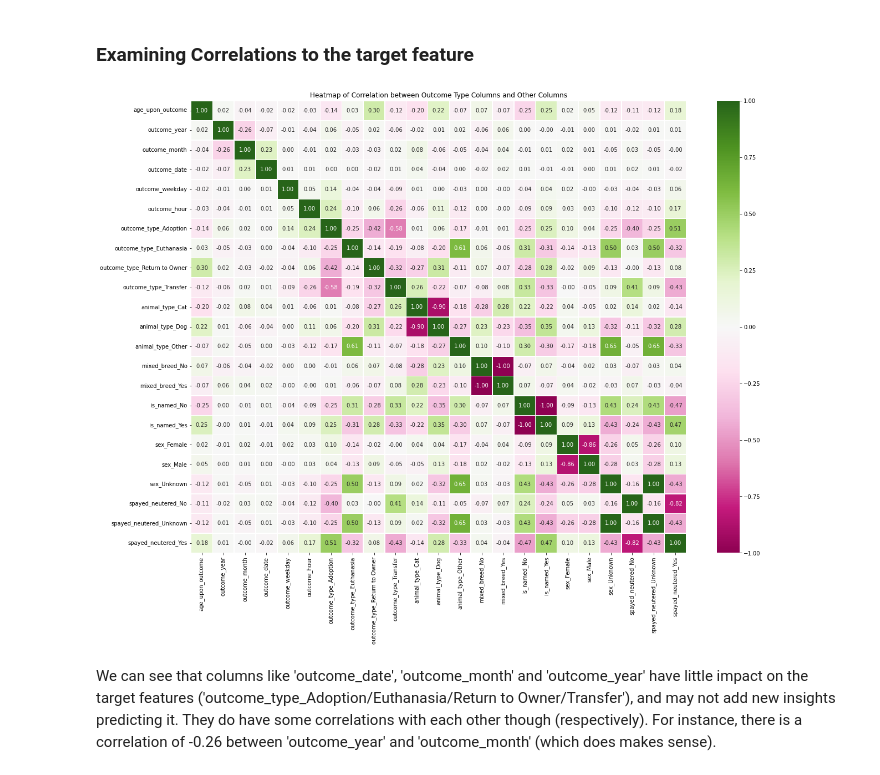
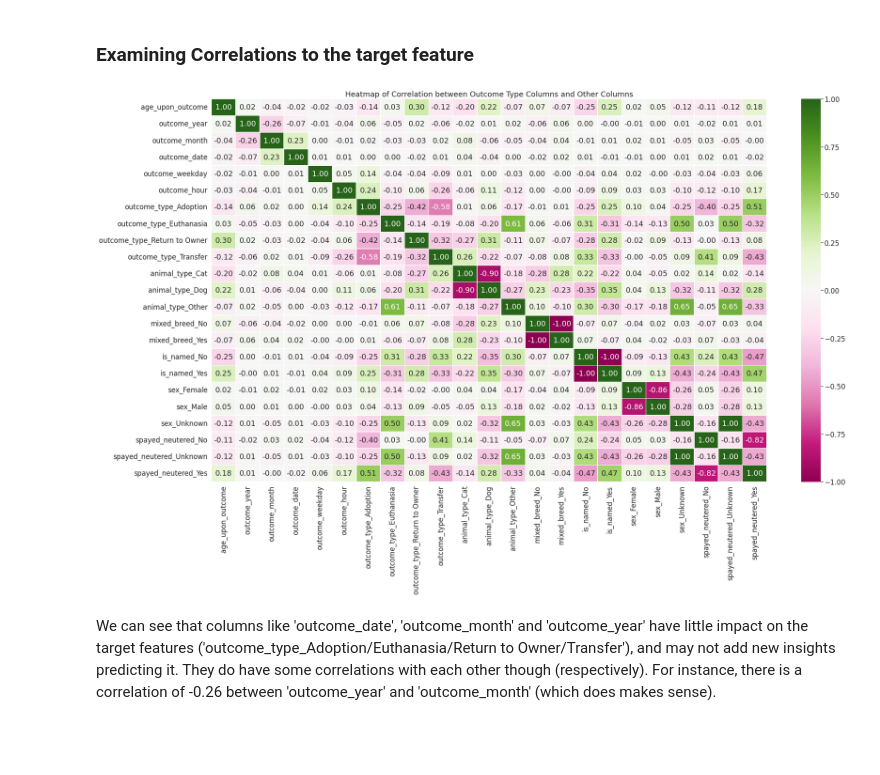
Before and after one commit to Darmendel/TDS-project, a Jupyter notebook: Final Pipeline.ipynb, the cells around one changed output. Cells and saved outputs as stored; diff of their text form; code cells hidden in the pictures; blank space fills up the shorter version.

```diff
--- a/Final Pipeline.ipynb
+++ b/Final Pipeline.ipynb
@@ -762,5 +867,5 @@ top_k_cat_breeds.head(10)
 # %% [markdown]
 Most cats are domestic shorthairs, domestic mediumhairs, domestic longhairs or siameses. Other types of cat breeds are less than 1%, and so I've decided to keep all instances that have more than 1% samples in the dataset as-is, and any other breed will be replaced with a default value:
 # %%
-dtf = set_top_k_breeds(dtf, 'Cat', 4)
+df = set_top_k_breeds(df, 'Cat', 4)
 # %% [markdown]
@@ -787 +896,3 @@ dtf = set_top_k_breeds(dtf, 'Dog', 10)
+# %%
+df = set_top_k_breeds(df, 'Dog', 30)
 # %% [markdown]
@@ -811,3 +913,5 @@ dtf.loc[dtf['breed'] == 'Rabbit Sh', 'breed'] = 'Rabbit'
+# %%
+df = set_top_k_breeds(df, 'Other', 5)
 # %% [markdown]
 ***
 # %%
@@ -870,21 +974,21 @@ It looks like all of the columns have extremely low p-values, indicating that th
 columns_to_encode = ['outcome_type', 'animal_type', 'mixed_breed', 'is_named', 'sex', 'spayed_neutered']
 
 # Encoding columns using one-hot encoding
-dtf_encoded = pd.get_dummies(dtf, columns=columns_to_encode, prefix=columns_to_encode)
+dtf_encoded = pd.get_dummies(df, columns=columns_to_encode, prefix=columns_to_encode)
 
 # Defining outcome type columns
 outcome_type_columns = [col for col in dtf_encoded.columns if 'outcome_type' in col]
 # %%
 # Computing the correlation matrix
 dtf_corr = dtf_encoded.corr(method="pearson")
 
 # Plotting the heatmap
-plt.subplots(figsize=(20,15))
+plt.subplots(figsize=(30,17))
 sns.heatmap(dtf_corr, vmin=-1, vmax=1, annot=True, fmt='.2f', cmap="PiYG", cbar=True, linewidths=0.5)
 plt.title('Heatmap of Correlation between Outcome Type Columns and Other Columns')
 plt.show()
 # %% [output]
-[figure, old version]
+[figure, new version]
 # %% [markdown]
 We can see that columns like 'outcome_date', 'outcome_month' and 'outcome_year' have little impact on the target features ('outcome_type_Adoption/Euthanasia/Return to Owner/Transfer'), and may not add new insights predicting it. They do have some correlations with each other though (respectively). For instance, there is a correlation of -0.26 between 'outcome_year' and 'outcome_month' (which does makes sense).
 # %% [markdown]
```
Also changed, not shown: parts of 60 cells of this notebook.
